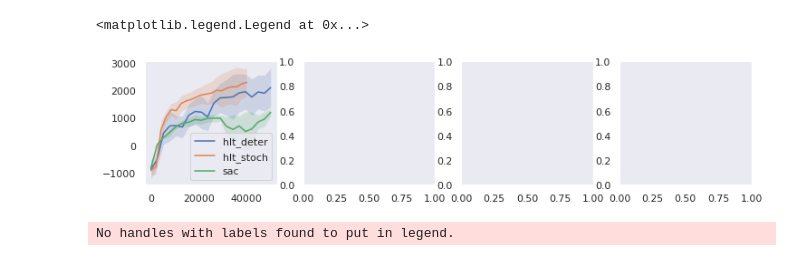
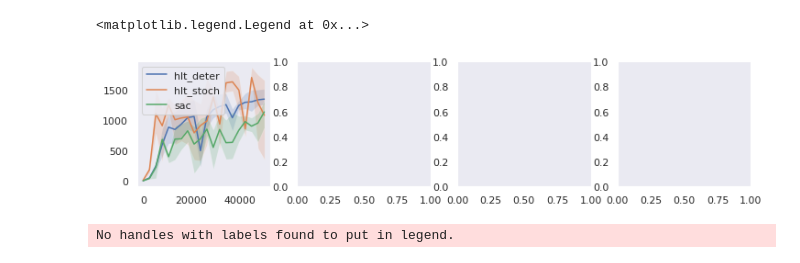
Before and after one commit to i-abr/HybridLearning, a Jupyter notebook: make_figure.ipynb, the cells around one changed output. Drawn from its saved outputs; the diff is of its cells as text; code cells hidden in the pictures.

```diff
--- a/make_figure.ipynb
+++ b/make_figure.ipynb
@@ -83,30 +83,30 @@ def process_data(env_path, N=20):
 
 def plot_data(ax, log, label):
     ax.plot(log['x'], log['mean'], label=label)
+    ax.fill_between(log['x'],
+                    log['min'], log['max'],
+                    alpha=0.2)
 #     ax.fill_between(log['x'],
-#                     log['min'], log['max'],
+#                     log['-std'], log['+std'],
 #                     alpha=0.2)
-    ax.fill_between(log['x'],
-                    log['-std'], log['+std'],
-                    alpha=0.2)
 # %%
 methods = ['hlt_deter','hlt_stoch','sac']
-envs = ['HalfCheetahBulletEnv']
-# envs = ['HopperBulletEnv']
+# envs = ['HalfCheetahBulletEnv']
+envs = ['HopperBulletEnv']
 # envs = ['InvertedPendulumBulletEnv']
 
 fig, axs = plt.subplots(1, 4, figsize=(12,2.5))
 path_dir = './data/'
 for method in methods:
     for env in envs:
         data_path = path_dir + '/{}/{}/'.format(method, env)
         data = process_data(data_path)
         plot_data(axs[0], data, method)
 axs[0].legend()
 # axs[0].set_xlim(0, 20000)
 # %% [output]
 <matplotlib.legend.Legend at 0x...>
-[figure, old version]
+[figure, new version]
 # %%
 # fig, axs = plt.subplots(2, 4, figsize=(10,4))
 
```
Also changed, not shown: 2 other files.
